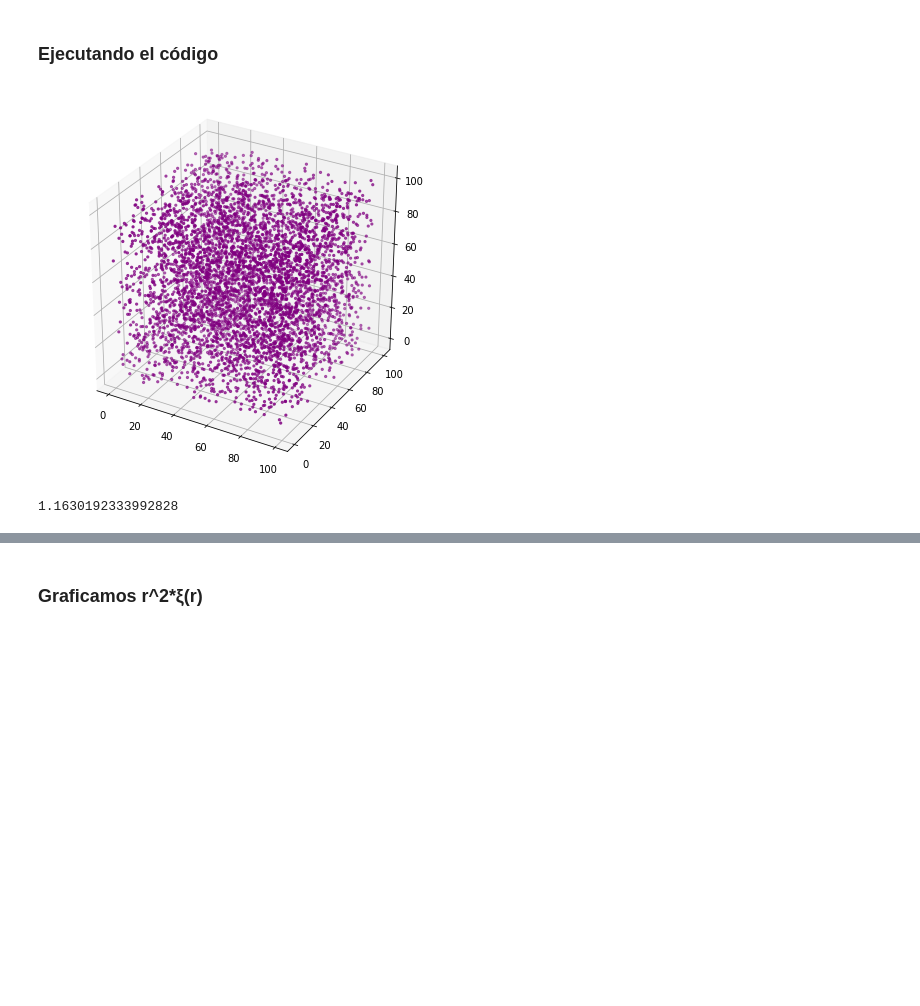
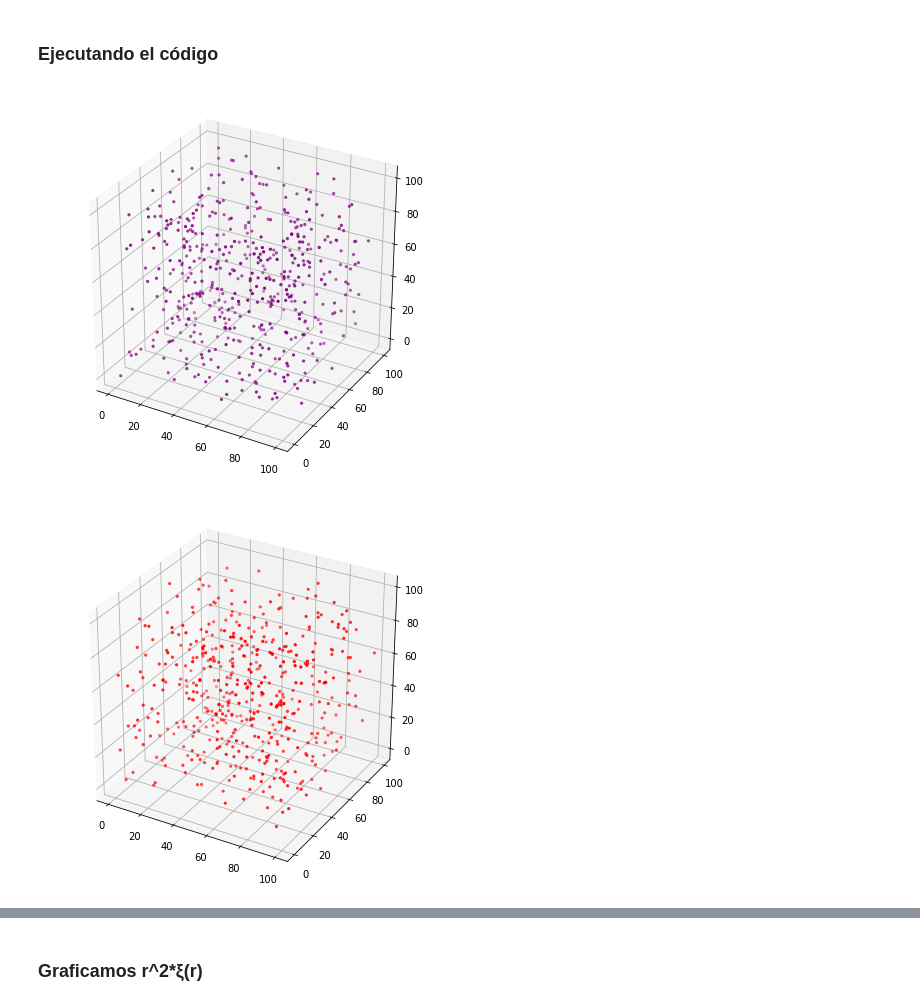
Before and after one commit to DCIDA2019/da2020-BubuDavid, a Jupyter notebook: Semana12/Quarantine 4th class - Busqueda de estructuras de datos puntutales.ipynb, the cells around one changed output, grey strips where cells are left out. Drawn from its saved outputs; the diff is of its cells as text; code cells hidden in the pictures; blank space fills up the shorter version.

```diff
--- a/Semana12/Quarantine 4th class - Busqueda de estructuras de datos puntutales.ipynb
+++ b/Semana12/Quarantine 4th class - Busqueda de estructuras de datos puntutales.ipynb
@@ -220,12 +157,11 @@ def graphFunction(x,y, color=["purple","blue"], labels=["x","y"], titulo="", sca
 # %% [markdown]
 ### Ejecutando el código
 # %%
-cube1=generateCubeRandom(L=100, numeroPuntos=5000)
+cube1=generateCubeRandom(L=100, numeroPuntos=500)
+cube2=generateCubeRandom(L=100, numeroPuntos=500)
 graphCube(puntos=cube1, color="purple")
+graphCube(puntos=cube2, color="red")
 # %% [output]
-[figure, old version]
+[figure, new version]
+[figure, added]
-# %%
-funcionCorrelacion(datos=cube1, L=100, bins=30, r=10)
-# %% [output]
-1.1630192333992828
 # %%
```
Also changed, not shown: parts of 14 cells of this notebook, 1 other file.
